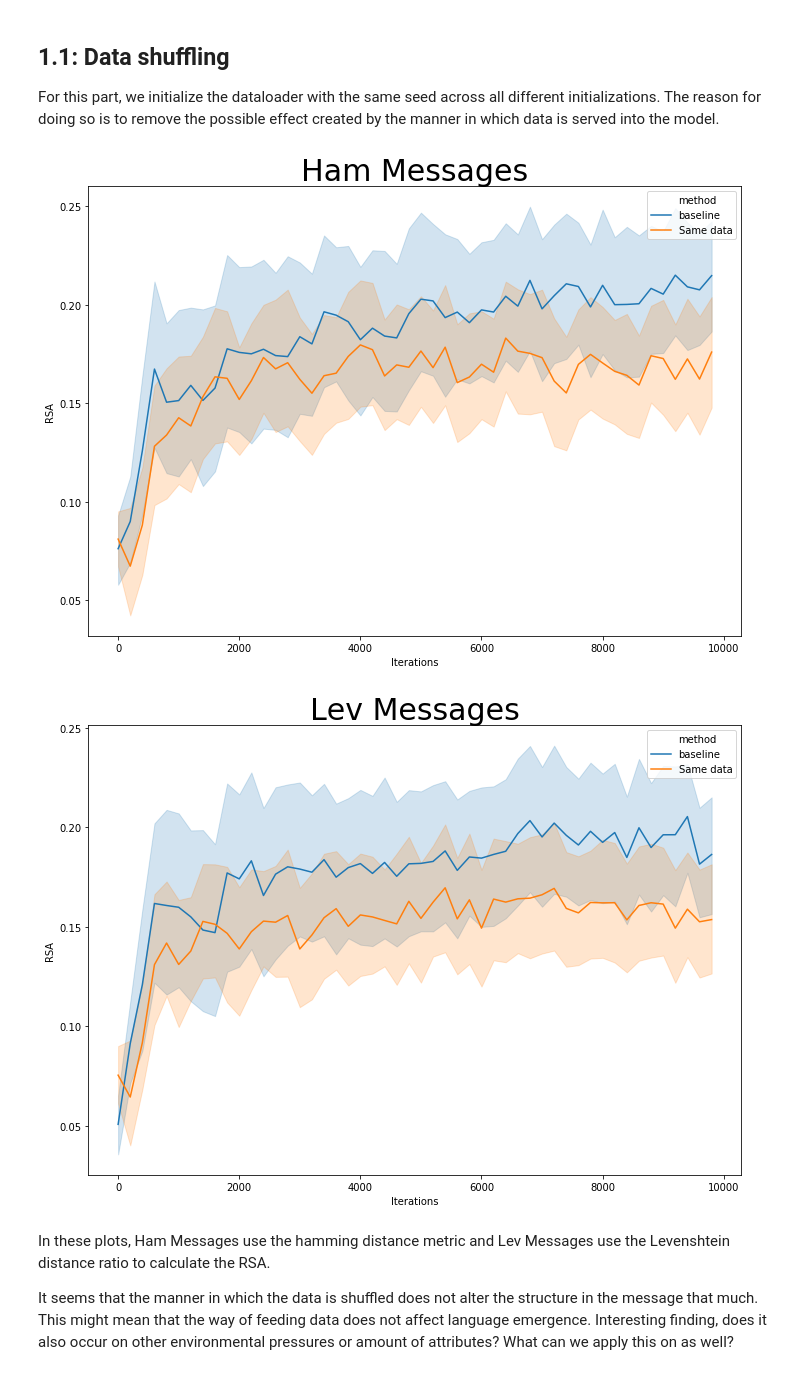
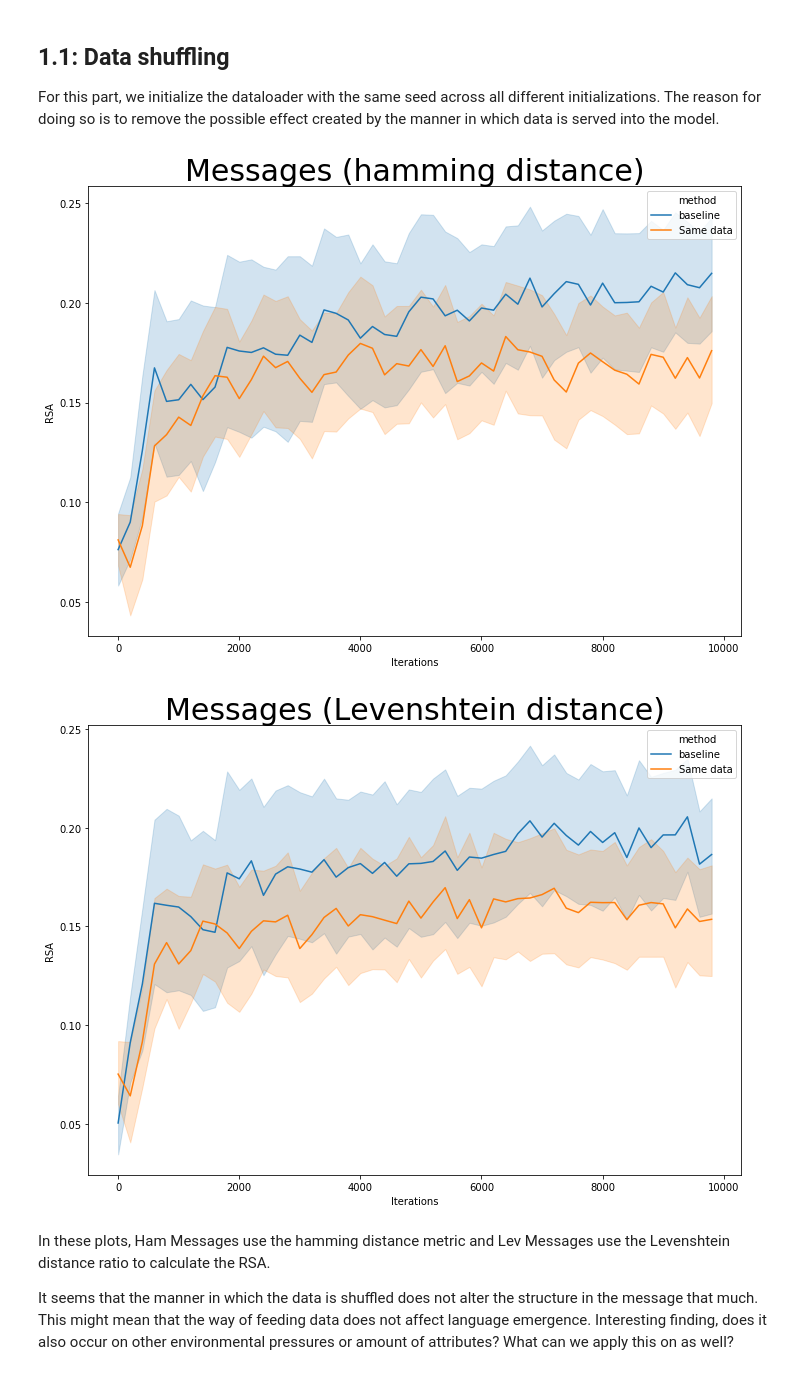
Before and after one commit to OscarLigthart/TopographicSimilarity, a Jupyter notebook: Overview Experiments.ipynb, the cells around one changed output. Cells and saved outputs as stored; diff of their text form; code cells hidden in the pictures.

```diff
--- a/Overview Experiments.ipynb
+++ b/Overview Experiments.ipynb
@@ -164,18 +164,19 @@ def plot_rsa_metric(results, metric, ylabel=None, show_error=True,
     plt.show()
 # %%
 # Loading metrics from saved pickles
-metrics = {}
-for m in glob.glob("runs/*/*/*.pkl"):
-    run = m.split('/')[1]
-    run_name = get_run_name(run)
-    if run_name not in metrics:
-        metrics[run_name] = {}
-    seed = m.split('/')[2]
-    if seed not in metrics[run_name]:
-        metrics[run_name][seed]={}
+# metrics = {}
 
-    iteration = int(m.split('_')[-1].split('.')[0])
-    metrics[run_name][seed][iteration] = pickle.load(open(m, 'rb'))
+# for m in glob.glob("runs/*/*/*.pkl"):
+#     run = m.split('/')[1]
+#     run_name = get_run_name(run)
+#     if run_name not in metrics:
+#         metrics[run_name] = {}
+#     seed = m.split('/')[2]
+#     if seed not in metrics[run_name]:
+#         metrics[run_name][seed]={}
+
+#     iteration = int(m.split('_')[-1].split('.')[0])
+#     metrics[run_name][seed][iteration] = pickle.load(open(m, 'rb'))
 # %% [markdown]
 ## -----------------------------------------------------------------------------------------------------------------------------
 # %% [markdown]
@@ -204,16 +205,18 @@ For this part, we initialize the dataloader with the same seed across all differ
 # %%
 RSA_BASELINE = pickle.load(open(f'runs/lstm_max_len_10_vocab_25_attr_5/rsa_analysis.pkl', 'rb'))
 RSA_SAME_DATA = pickle.load(open(f'runs/lstm_max_len_10_vocab_25_same_data_attr_5/rsa_analysis.pkl', 'rb'))
 
 RSA_ANALYSIS = {'baseline': RSA_BASELINE,
                 'Same data': RSA_SAME_DATA}
 
 for k in RSA_BASELINE:
-    if k == "ham_messages" or k == "lev_messages":
-        plot_rsa_metric(RSA_ANALYSIS, metric=k)
+    if k == "ham_messages":
+        plot_rsa_metric(RSA_ANALYSIS, metric=k, title="Messages (hamming distance)")
+    elif k == "lev_messages":
+        plot_rsa_metric(RSA_ANALYSIS, metric=k, title="Messages (Levenshtein distance)")
 # %% [output]
-[figure, old version]
+[figure, new version]
-[figure, old version]
+[figure, new version]
 # %% [markdown]
 In these plots, Ham Messages use the hamming distance metric and Lev Messages use the Levenshtein distance ratio to calculate the RSA.
 
```
Also changed, not shown: parts of 15 cells of this notebook, 17 other files.
